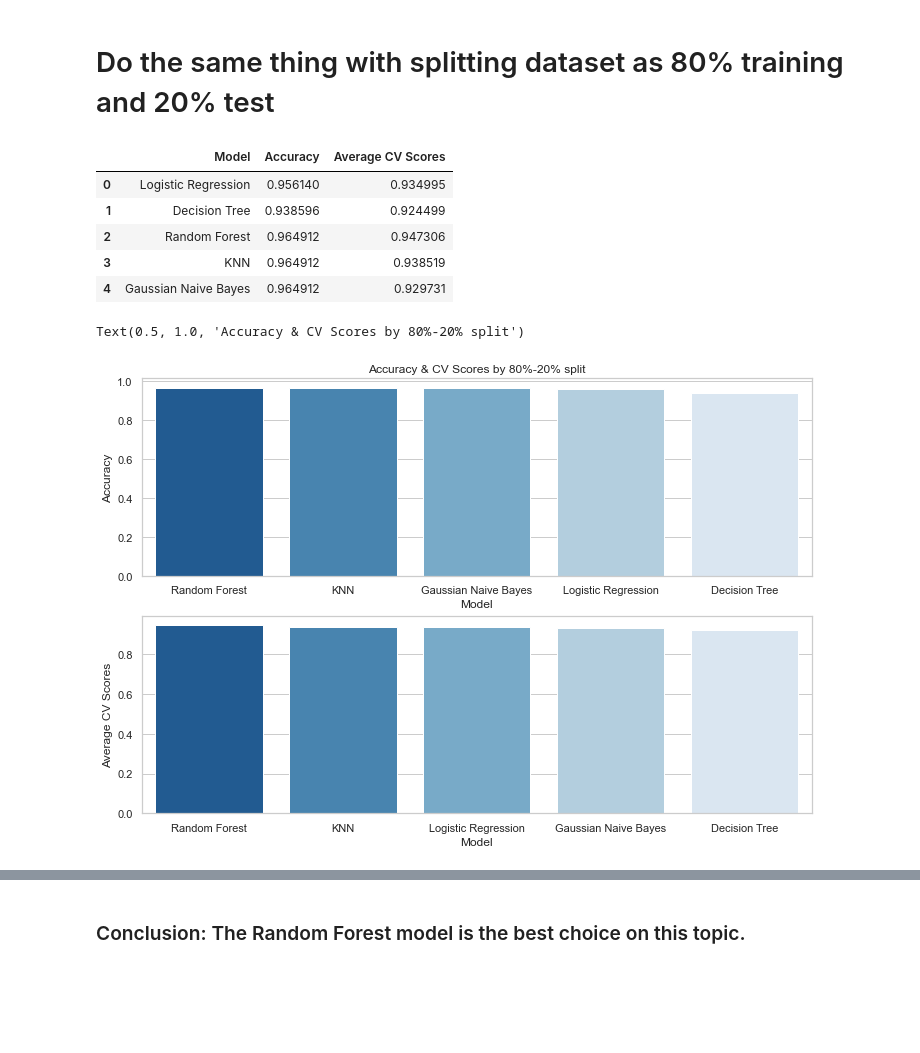
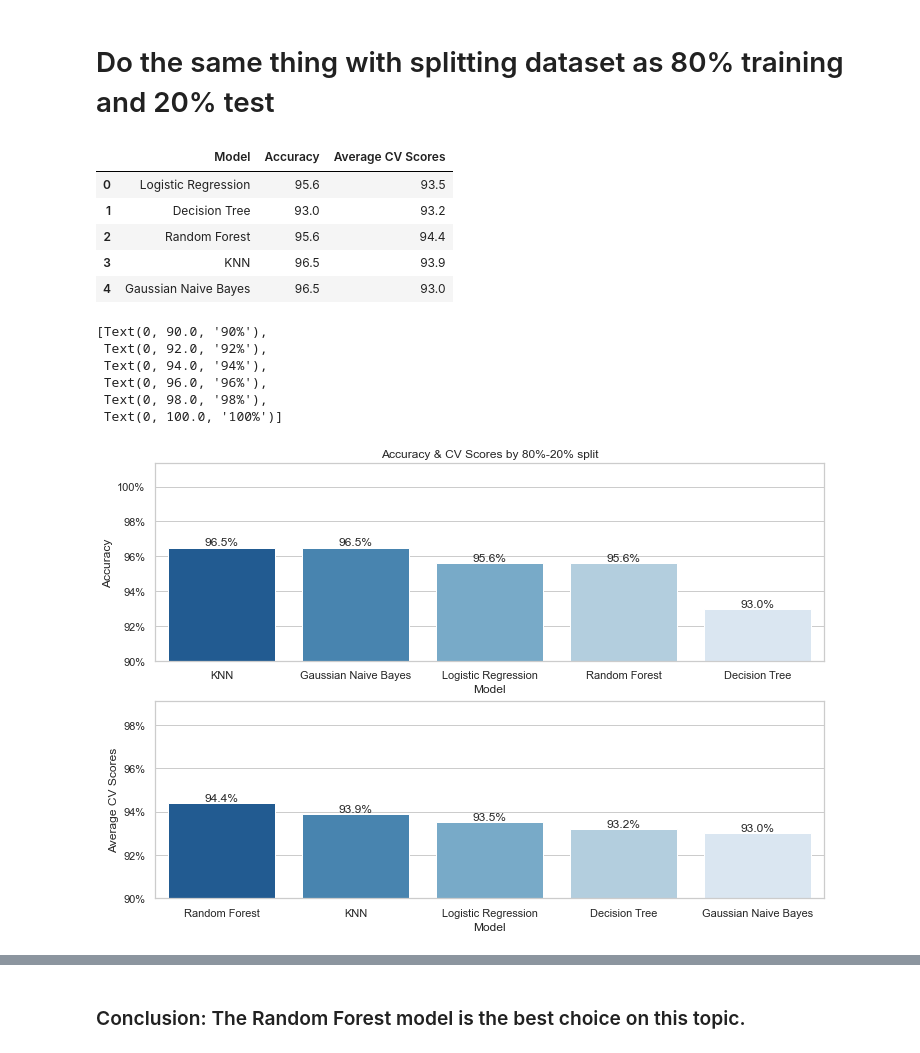
Before and after one commit to checkming00/Ryerson_Final_Project, a Jupyter notebook: code.ipynb, the cells around one changed output, grey strips where cells are left out. Saved outputs shown, nothing was run; the diff lists cells and outputs as text; code cells hidden in the pictures; blank space fills up the shorter version.

```diff
--- a/code.ipynb
+++ b/code.ipynb
@@ -233,7 +233,7 @@ def model_performance(model):
 
     sk_folders=StratifiedKFold(n_splits=5)
     cv_scores=cross_val_score(model, X, y, cv=sk_folders).mean()
-    return accuracy,cv_scores
+    return round(accuracy*100,1), round(cv_scores*100,1)
 # %%
 performances_70_30=pd.DataFrame()
 performances_70_30['Model']=['Logistic Regression','Decision Tree','Random Forest','KNN','Gaussian Naive Bayes']
@@ -264,4 +264,14 @@ pal = sns.color_palette("Greens", len(performances_70_30))
 sns.barplot(x='Model', y='Accuracy', data=performances_70_30.sort_values('Accuracy', ascending=False), ax=axes[0], palette=np.array(pal[::-1]))
 sns.barplot(x='Model', y='Average CV Scores', data=performances_70_30.sort_values('Average CV Scores', ascending=False), ax=axes[1], palette=np.array(pal[::-1]))
 axes[0].set_title(r'Accuracy & CV Scores by 70%-30% split')
+axes[0].set_ylim(90)
+axes[1].set_ylim(90)
+
+for i in axes[0].containers:
+    axes[0].bar_label(i, fmt='%.1f%%')
+for i in axes[1].containers:
+    axes[1].bar_label(i, fmt='%.1f%%')
+
+axes[0].set_yticklabels(['{:.0f}%'.format(int(x)) for x in axes[0].get_yticks()])
+axes[1].set_yticklabels(['{:.0f}%'.format(int(x)) for x in axes[1].get_yticks()])
 # %% [output]
@@ -307,4 +322,14 @@ pal = sns.color_palette("Reds", len(performances_60_40))
 sns.barplot(x='Model', y='Accuracy', data=performances_60_40.sort_values('Accuracy', ascending=False), ax=axes[0], palette=np.array(pal[::-1]))
 sns.barplot(x='Model', y='Average CV Scores', data=performances_60_40.sort_values('Average CV Scores', ascending=False), ax=axes[1], palette=np.array(pal[::-1]))
 axes[0].set_title(r'Accuracy & CV Scores by 60%-40% split')
+axes[0].set_ylim(90)
+axes[1].set_ylim(90)
+
+for i in axes[0].containers:
+    axes[0].bar_label(i, fmt='%.1f%%')
+for i in axes[1].containers:
+    axes[1].bar_label(i, fmt='%.1f%%')
+
+axes[0].set_yticklabels(['{:.0f}%'.format(int(x)) for x in axes[0].get_yticks()])
+axes[1].set_yticklabels(['{:.0f}%'.format(int(x)) for x in axes[1].get_yticks()])
 # %% [output]
@@ -337,22 +367,37 @@ performances_80_20['Average CV Scores']=[model_performance(lr)[1],
 performances_80_20
 # %% [output]
 |  | Model | Accuracy | Average CV Scores |
-| 0 | Logistic Regression | 0.956140 | 0.934995 |
-| 1 | Decision Tree | 0.938596 | 0.924499 |
-| 2 | Random Forest | 0.964912 | 0.947306 |
-| 3 | KNN | 0.964912 | 0.938519 |
-| 4 | Gaussian Naive Bayes | 0.964912 | 0.929731 |
+| 0 | Logistic Regression | 95.6 | 93.5 |
+| 1 | Decision Tree | 93.0 | 93.2 |
+| 2 | Random Forest | 95.6 | 94.4 |
+| 3 | KNN | 96.5 | 93.9 |
+| 4 | Gaussian Naive Bayes | 96.5 | 93.0 |
 # %%
 fig, axes=plt.subplots(2, 1, figsize=(12, 8))
 sns.set(style="whitegrid", color_codes=True)
 
 pal = sns.color_palette("Blues", len(performances_80_20))
 sns.barplot(x='Model', y='Accuracy', data=performances_80_20.sort_values('Accuracy', ascending=False), ax=axes[0], palette=np.array(pal[::-1]))
 sns.barplot(x='Model', y='Average CV Scores', data=performances_80_20.sort_values('Average CV Scores', ascending=False), ax=axes[1], palette=np.array(pal[::-1]))
 axes[0].set_title(r'Accuracy & CV Scores by 80%-20% split')
+axes[0].set_ylim(90)
+axes[1].set_ylim(90)
+
+for i in axes[0].containers:
+    axes[0].bar_label(i, fmt='%.1f%%')
+for i in axes[1].containers:
+    axes[1].bar_label(i, fmt='%.1f%%')
+
+axes[0].set_yticklabels(['{:.0f}%'.format(int(x)) for x in axes[0].get_yticks()])
+axes[1].set_yticklabels(['{:.0f}%'.format(int(x)) for x in axes[1].get_yticks()])
 # %% [output]
-Text(0.5, 1.0, 'Accuracy & CV Scores by 80%-20% split')
+[Text(0, 90.0, '90%'),
+ Text(0, 92.0, '92%'),
+ Text(0, 94.0, '94%'),
+ Text(0, 96.0, '96%'),
+ Text(0, 98.0, '98%'),
+ Text(0, 100.0, '100%')]
-[figure, old version]
+[figure, new version]
 # %%
 performances=pd.concat([performances_70_30, performances_60_40, performances_80_20],ignore_index=True)
 performances['Split']=['70-30']*5 + ['60-40']*5 + ['80-20'] * 5
```
Also changed, not shown: parts of 6 cells of this notebook.
